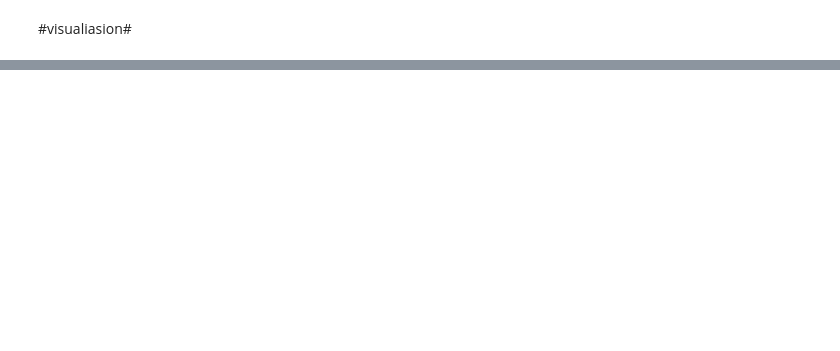
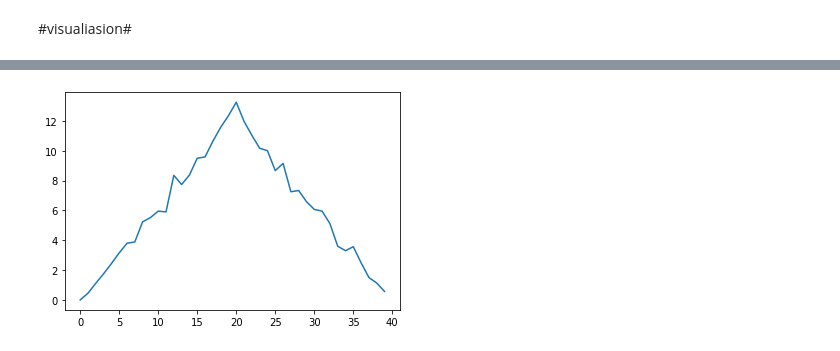
Before and after one commit to LuweiCai123/learningPython, a Jupyter notebook: 01-numpy.ipynb, the cells around one changed output, grey strips where cells are left out. Saved outputs shown, nothing was run; the diff lists cells and outputs as text; code cells hidden in the pictures; blank space fills up the shorter version.

```diff
--- a/01-numpy.ipynb
+++ b/01-numpy.ipynb
@@ -175,0 +192,5 @@ print(data.max)
+# %%
+average_inflammation = data.mean(axis=0)
+average_plot = plt.plot(average_inflammation)
+# %% [output]
+[figure, added]
```
Also changed, not shown: parts of 11 cells of this notebook.
